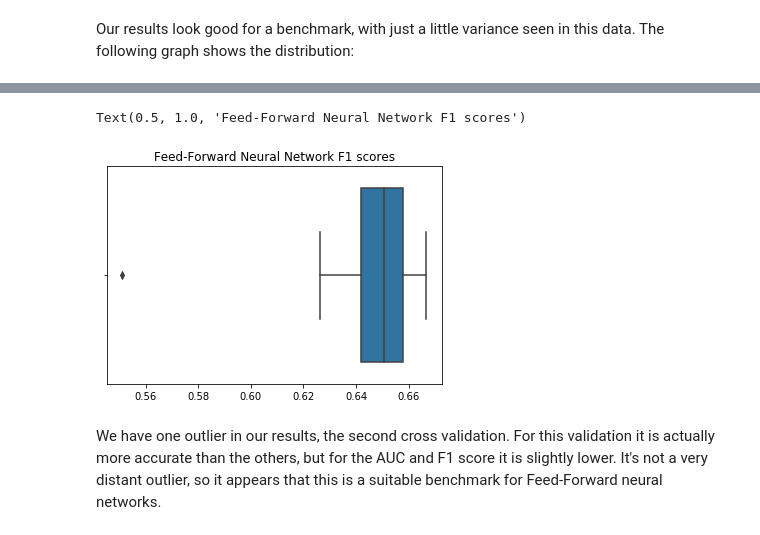
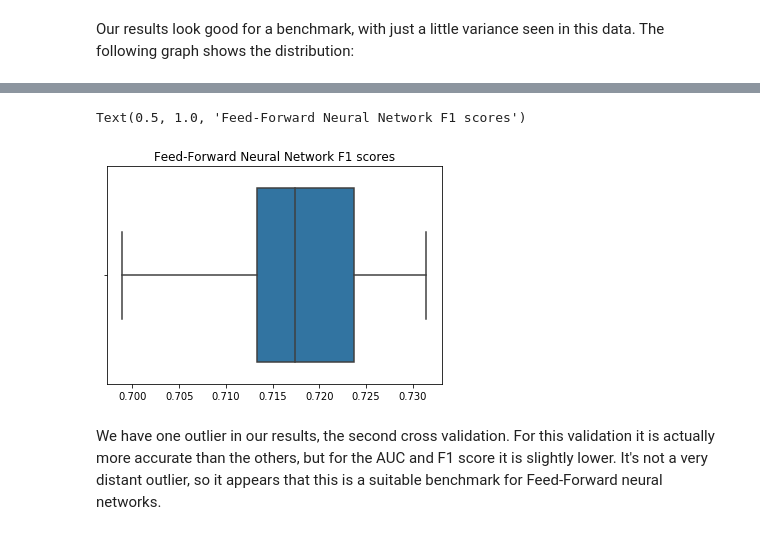
Before and after one commit to CPSSD/LUCAS, a Jupyter notebook: LUCAS/notebooks/yelp/8_FFNN_Word2Vec_Benchmark.ipynb, the cells around one changed output, grey strips where cells are left out. Saved outputs shown, nothing was run; the diff lists cells and outputs as text; code cells hidden in the pictures.

```diff
--- a/LUCAS/notebooks/yelp/8_FFNN_Word2Vec_Benchmark.ipynb
+++ b/LUCAS/notebooks/yelp/8_FFNN_Word2Vec_Benchmark.ipynb
@@ -200,7 +200,7 @@ Text(0.5, 1.0, 'Feed-Forward Neural Network AUC scores')
 # %%
-boxplot(DataFrame([ff_wv_scores['f1-score']])).set_title("Feed-Forward Neural Network F1 scores")
+boxplot(DataFrame([x['val_f1'] for x in bests])).set_title("Feed-Forward Neural Network F1 scores")
 # %% [output]
 Text(0.5, 1.0, 'Feed-Forward Neural Network F1 scores')
-[figure, old version]
+[figure, new version]
 # %% [markdown]
 We have one outlier in our results, the second cross validation. For this validation it is actually more accurate than the others, but for the AUC and F1 score it is slightly lower. It's not a very distant outlier, so it appears that this is a suitable benchmark for Feed-Forward neural networks.
```
Also changed, not shown: parts of 2 cells of this notebook.
